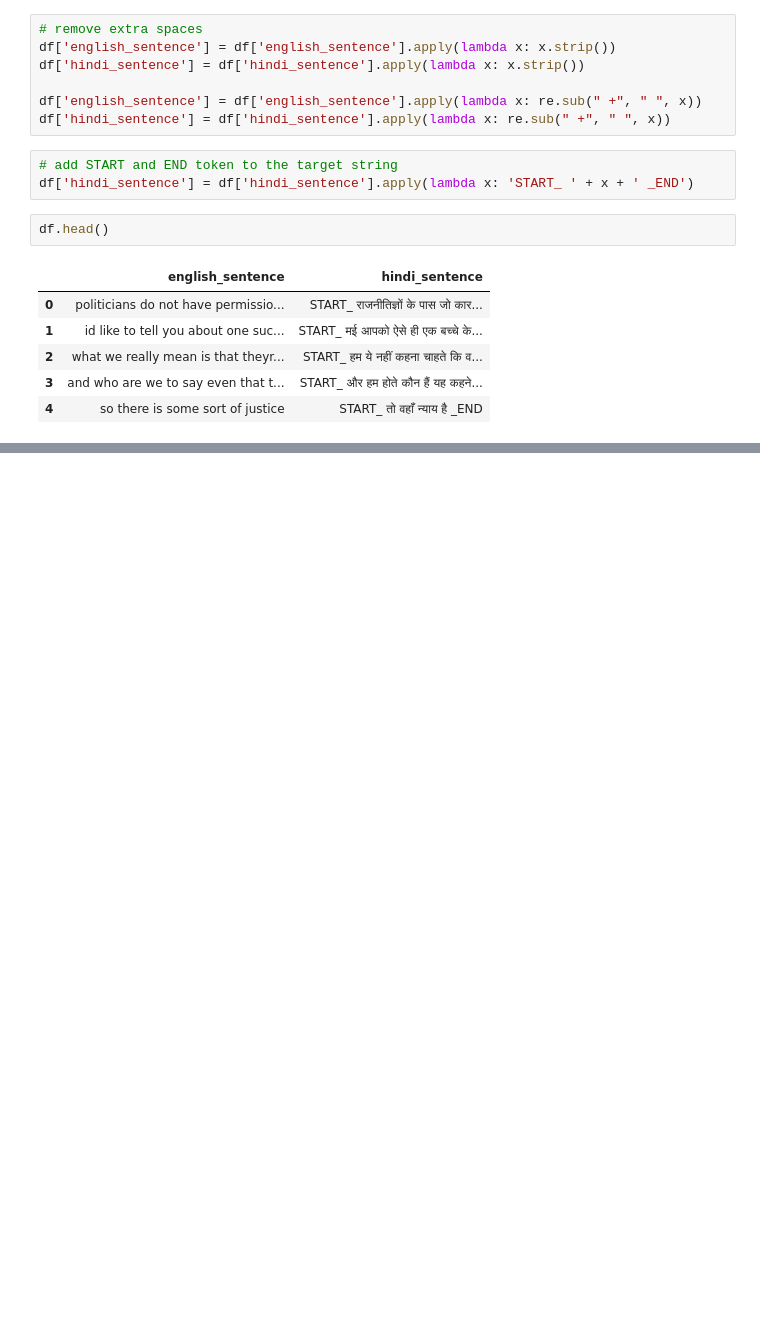
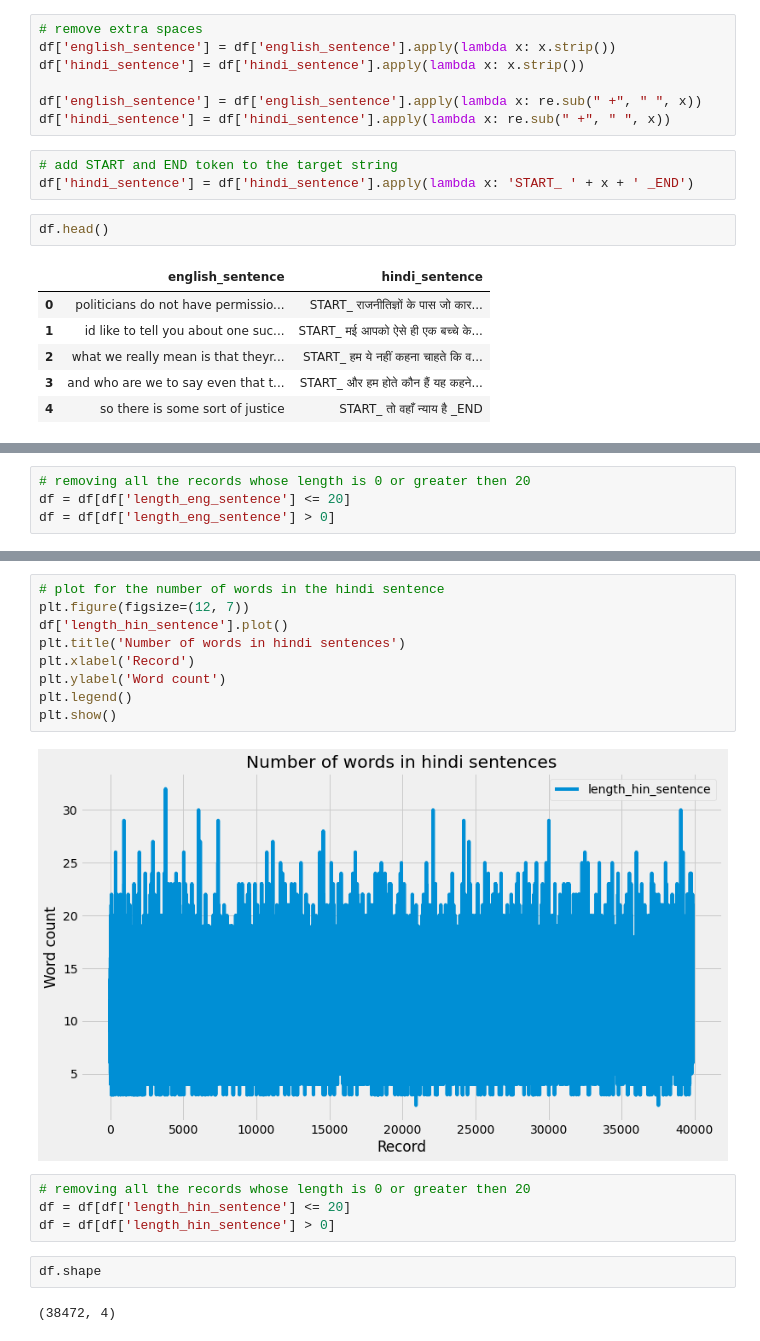
Before and after one commit to yash0307jain/machine-translation, a Jupyter notebook: machine_translation.ipynb, the cells around one changed output, grey strips where cells are left out. Cells and saved outputs as stored; diff of their text form; blank space fills up the shorter version.

```diff
--- a/machine_translation.ipynb
+++ b/machine_translation.ipynb
@@ -153,0 +201,4 @@ df.head()
+# %%
+# removing all the records whose length is 0 or greater then 20
+df = df[df['length_eng_sentence'] <= 20]
+df = df[df['length_eng_sentence'] > 0]
@@ -153,0 +209,19 @@ df.head()
+# %%
+# plot for the number of words in the hindi sentence
+plt.figure(figsize=(12, 7))
+df['length_hin_sentence'].plot()
+plt.title('Number of words in hindi sentences')
+plt.xlabel('Record')
+plt.ylabel('Word count')
+plt.legend()
+plt.show()
+# %% [output]
+[figure, added]
+# %%
+# removing all the records whose length is 0 or greater then 20
+df = df[df['length_hin_sentence'] <= 20]
+df = df[df['length_hin_sentence'] > 0]
+# %%
+df.shape
+# %% [output]
+(38472, 4)
```
Also changed, not shown: parts of 19 cells of this notebook, 4 other files.
